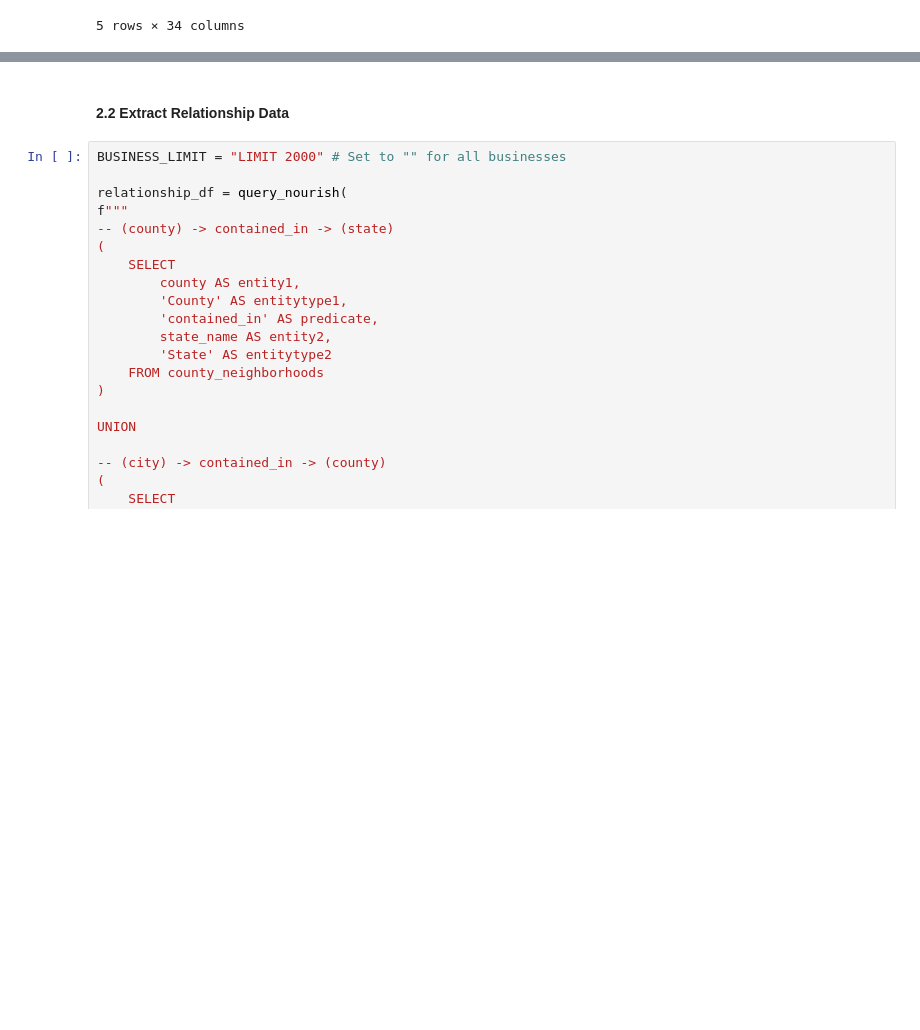
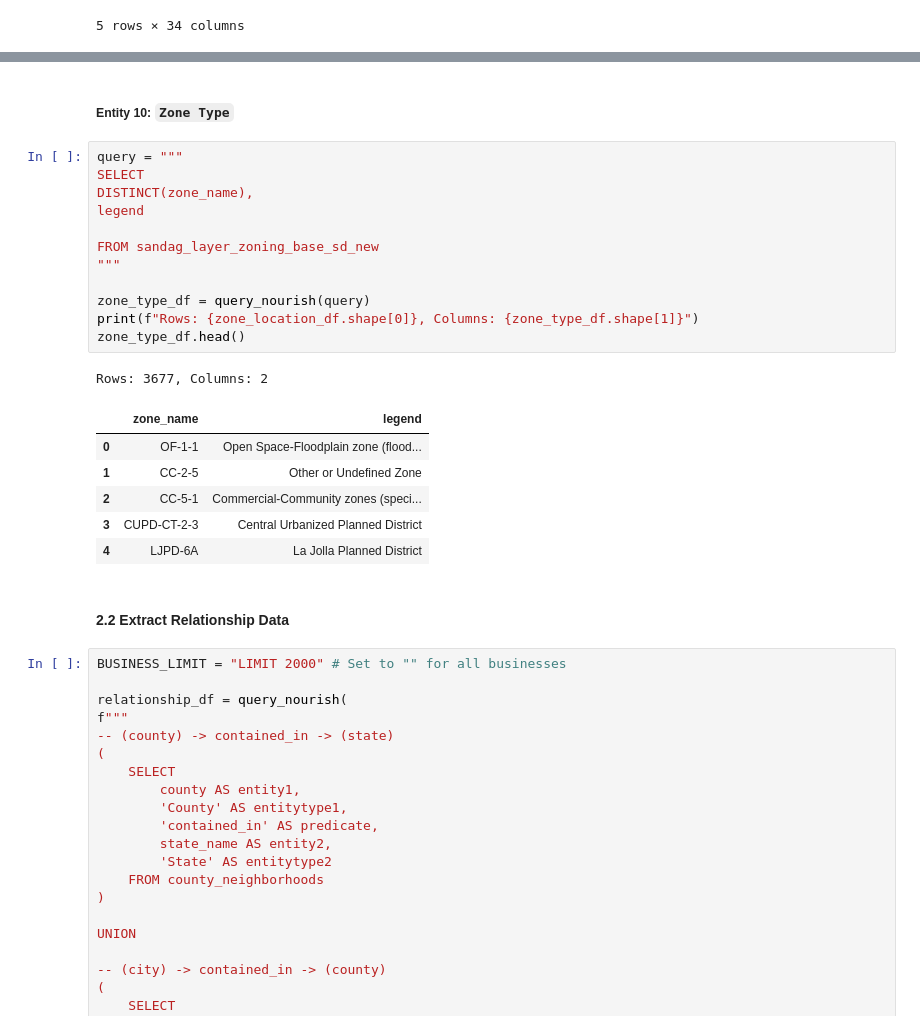
Before and after one commit to njwnkp4d8t-png/business-opportunity-graph, a Jupyter notebook: notebooks/project.ipynb, the cells around one changed output, grey strips where cells are left out. Saved outputs shown, nothing was run; the diff lists cells and outputs as text; blank space fills up the shorter version.

```diff
--- a/notebooks/project.ipynb
+++ b/notebooks/project.ipynb
@@ -380,3 +404,25 @@ Rows: 2085, Columns: 34
+# %% [markdown]
+##### Entity 10: `Zone Type`
+# %%
+query = """
+SELECT
+DISTINCT(zone_name),
+legend
+
+FROM sandag_layer_zoning_base_sd_new
+"""
+
+zone_type_df = query_nourish(query)
+print(f"Rows: {zone_location_df.shape[0]}, Columns: {zone_type_df.shape[1]}")
+zone_type_df.head()
+# %% [output]
+Rows: 3677, Columns: 2
+|  | zone_name | legend |
+| 0 | OF-1-1 | Open Space-Floodplain zone (flood... |
+| 1 | CC-2-5 | Other or Undefined Zone |
+| 2 | CC-5-1 | Commercial-Community zones (speci... |
+| 3 | CUPD-CT-2-3 | Central Urbanized Planned District |
+| 4 | LJPD-6A | La Jolla Planned District |
 # %% [markdown]
 #### 2.2 Extract Relationship Data
 # %%
```
Also changed, not shown: parts of 6 cells of this notebook.
